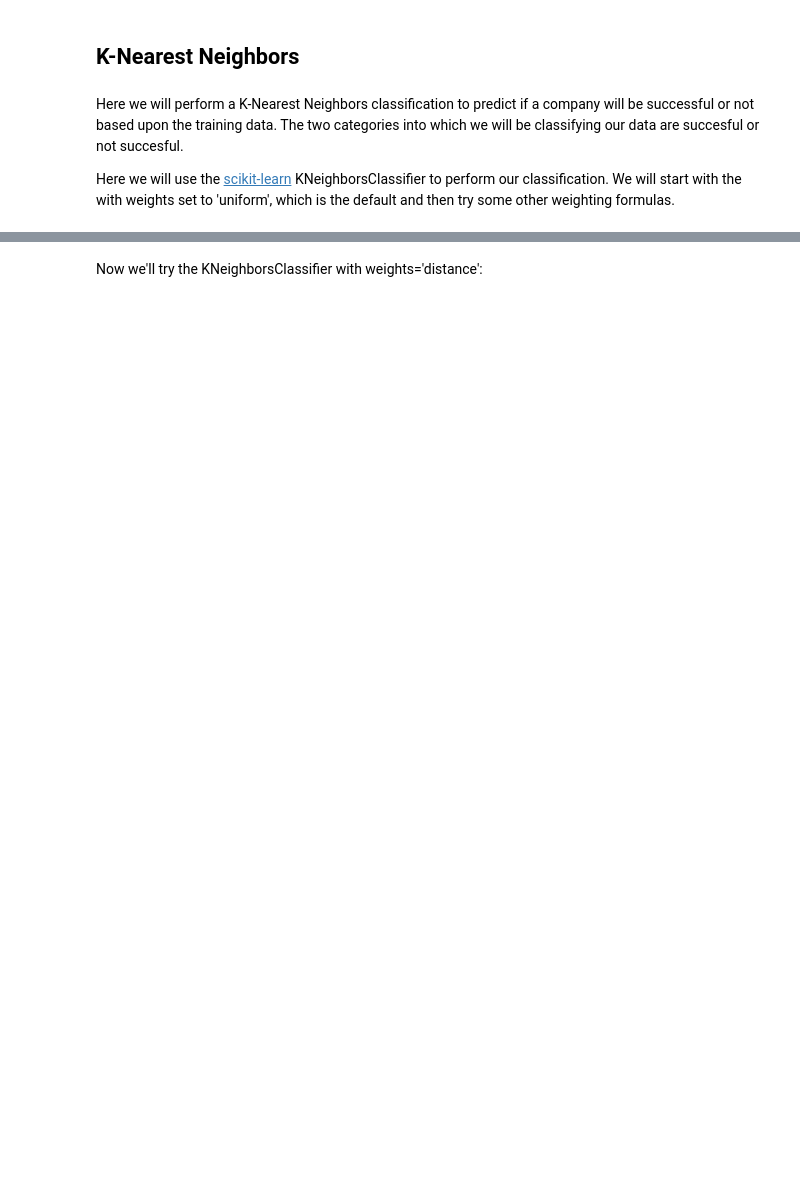
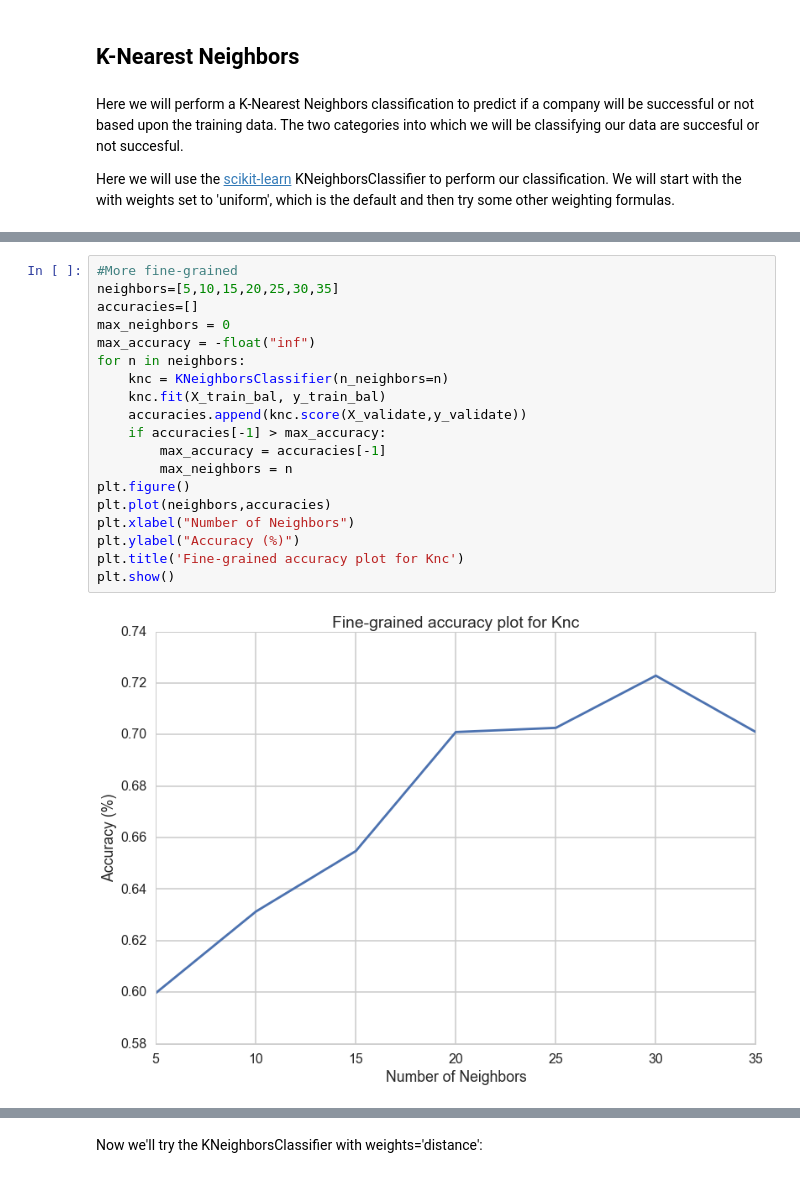
Before and after one commit to nicodri/CS109_crunchbase, a Jupyter notebook: EnsembleAnalysis.ipynb, the cells around one changed output, grey strips where cells are left out. Saved outputs shown, nothing was run; the diff lists cells and outputs as text; blank space fills up the shorter version.

```diff
--- a/EnsembleAnalysis.ipynb
+++ b/EnsembleAnalysis.ipynb
@@ -396,3 +578,24 @@ plt.show()
+# %%
+#More fine-grained
+neighbors=[5,10,15,20,25,30,35]
+accuracies=[]
+max_neighbors = 0
+max_accuracy = -float("inf")
+for n in neighbors:
+    knc = KNeighborsClassifier(n_neighbors=n)
+    knc.fit(X_train_bal, y_train_bal)
+    accuracies.append(knc.score(X_validate,y_validate))
+    if accuracies[-1] > max_accuracy:
+        max_accuracy = accuracies[-1]
+        max_neighbors = n
+plt.figure()
+plt.plot(neighbors,accuracies)
+plt.xlabel("Number of Neighbors")
+plt.ylabel("Accuracy (%)")
+plt.title('Fine-grained accuracy plot for Knc')
+plt.show()
+# %% [output]
+[figure, added]
 # %%
 print "Best neighbors was {} with max accuracy of {}".format(max_neighbors, max_accuracy)
 # %% [output]
```
Also changed, not shown: parts of 106 cells of this notebook, 1 other file.
